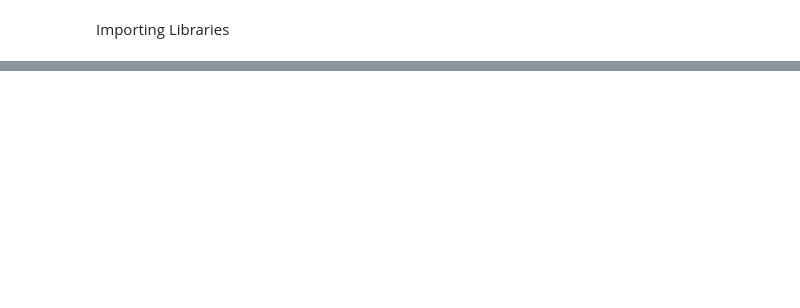
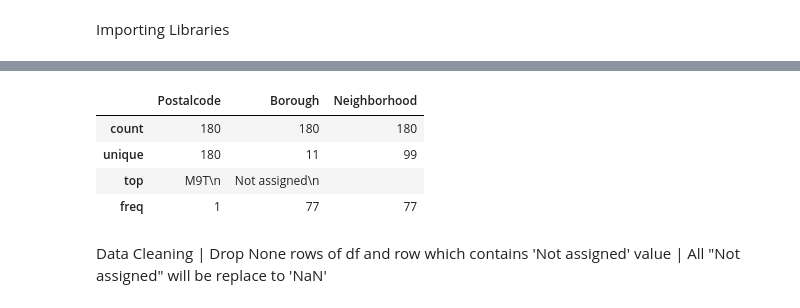
Before and after one commit to erichamisi/capstone-projects, a Jupyter notebook: Segmenting and Clustering Neighborhoods .ipynb, the cells around one changed output, grey strips where cells are left out. Cells and saved outputs as stored; diff of their text form; code cells hidden in the pictures; blank space fills up the shorter version.

```diff
--- a/Segmenting and Clustering Neighborhoods .ipynb
+++ b/Segmenting and Clustering Neighborhoods .ipynb
@@ -250,0 +43,4 @@ NameError: name 'toronto_grouped' is not defined
+# %%
+url = "https://en.wikipedia.org/wiki/List_of_postal_codes_of_Canada:_M"
+extracting_data = requests.get(url).text
+wiki_data = BeautifulSoup(extracting_data, 'lxml')
@@ -250,0 +69,22 @@ NameError: name 'toronto_grouped' is not defined
+# %%
+column_names = ['Postalcode','Borough','Neighborhood']
+toronto = pd.DataFrame(columns = column_names)
+
+content = wiki_data.find('div', class_='mw-parser-output')
+table = content.table.tbody
+postcode = 0
+borough = 0
+neighborhood = 0
+
+for tr in table.find_all('tr'):
+    i = 0
+    for td in tr.find_all('td'):
+        if i == 0:
+            postcode = td.text
+            i = i + 1
+        elif i == 1:
+            borough = td.text
+            i = i + 1
+        elif i == 2:
+            neighborhood = td.text.strip('\n').replace(']','')
+    toronto = toronto.append({'Postalcode': postcode,'Borough': borough,'Neighborhood': neighborhood},ignore_index=True)
@@ -250,0 +123,10 @@ NameError: name 'toronto_grouped' is not defined
+# %%
+df.describe()
+# %% [output]
+|  | Postalcode | Borough | Neighborhood |
+| count | 180 | 180 | 180 |
+| unique | 180 | 11 | 99 |
+| top | M9T\n | Not assigned\n |  |
+| freq | 1 | 77 | 77 |
+# %% [markdown]
+Data Cleaning | Drop None rows of df and row which contains 'Not assigned' value | All "Not assigned" will be replace to 'NaN'
```
Also changed, not shown: parts of 45 cells of this notebook.
